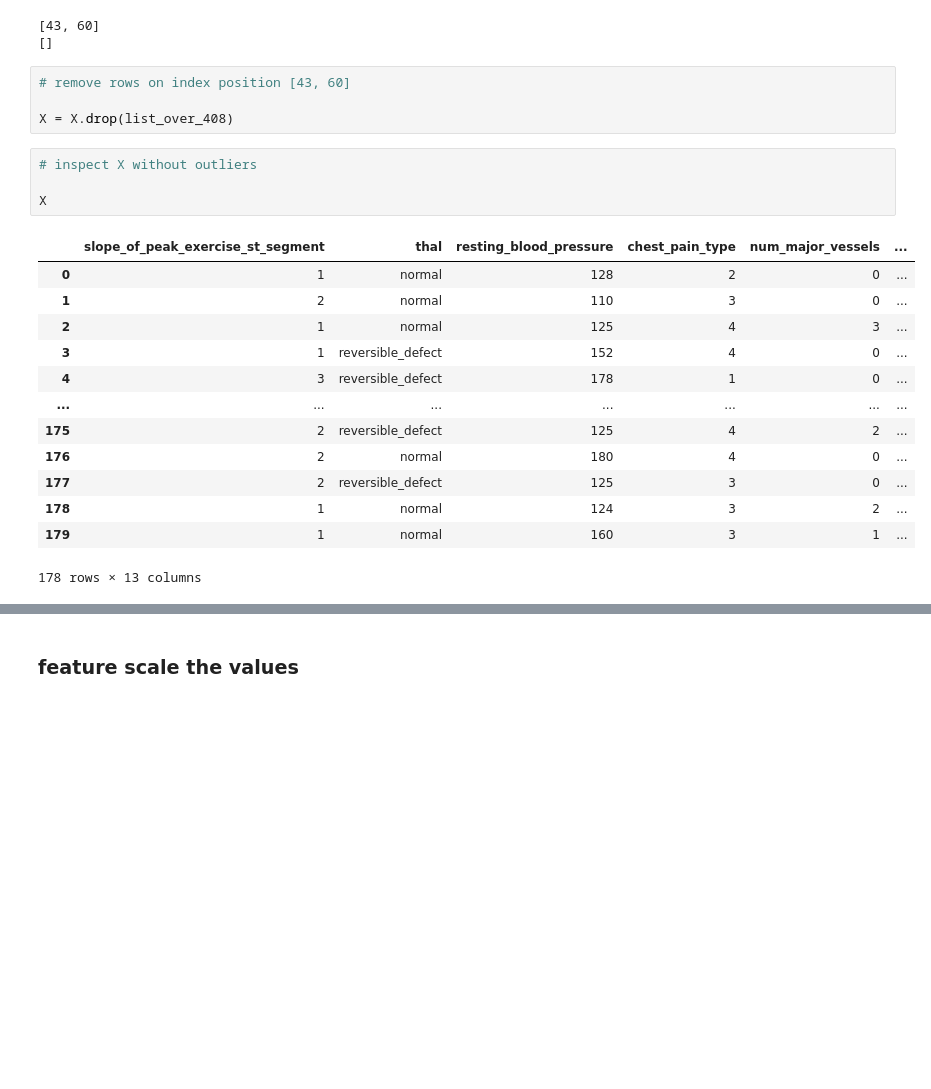
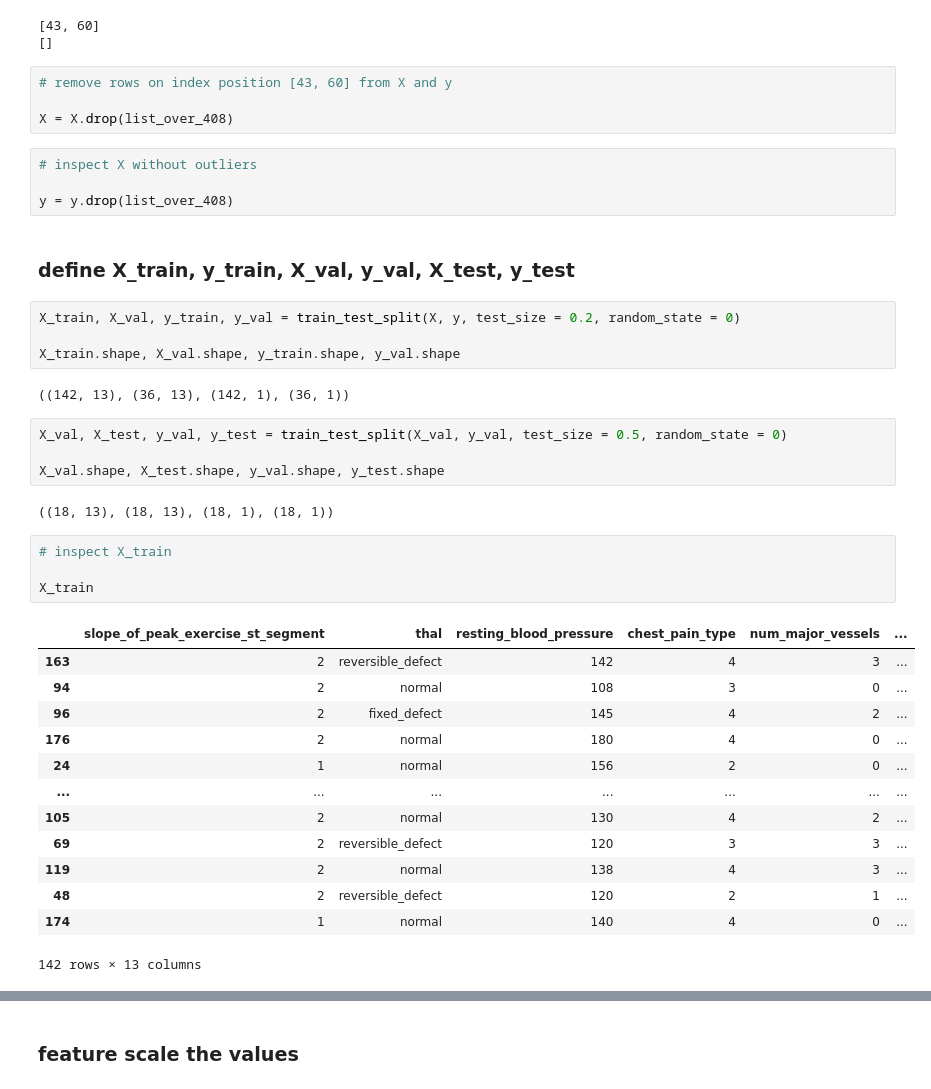
Before and after one commit to johancodes/heart-disease, a Jupyter notebook: heart_disease_ml.ipynb, the cells around one changed output, grey strips where cells are left out. Saved outputs shown, nothing was run; the diff lists cells and outputs as text; blank space fills up the shorter version.

```diff
--- a/heart_disease_ml.ipynb
+++ b/heart_disease_ml.ipynb
@@ -156,24 +157,42 @@ print(list_under_90) # no values under 90, cf describe().transpose() above, min
 [43, 60]
 []
 # %%
-# remove rows on index position [43, 60]
+# remove rows on index position [43, 60] from X and y
 
 X = X.drop(list_over_408)
 # %%
 # inspect X without outliers
 
-X
+y = y.drop(list_over_408)
-# %% [output]
-|  | slope_of_peak_exercise_st_segment | thal | resting_blood_pressure | chest_pain_type | num_major_vessels | ... |
-| 0 | 1 | normal | 128 | 2 | 0 | ... |
-| 1 | 2 | normal | 110 | 3 | 0 | ... |
-| 2 | 1 | normal | 125 | 4 | 3 | ... |
-| 3 | 1 | reversible_defect | 152 | 4 | 0 | ... |
-| 4 | 3 | reversible_defect | 178 | 1 | 0 | ... |
-| ... | ... | ... | ... | ... | ... | ... |
-| 175 | 2 | reversible_defect | 125 | 4 | 2 | ... |
-| 176 | 2 | normal | 180 | 4 | 0 | ... |
-| 177 | 2 | reversible_defect | 125 | 3 | 0 | ... |
-| 178 | 1 | normal | 124 | 3 | 2 | ... |
-| 179 | 1 | normal | 160 | 3 | 1 | ... |
-178 rows × 13 columns
+# %% [markdown]
+### define X_train, y_train, X_val, y_val, X_test, y_test
+# %%
+X_train, X_val, y_train, y_val = train_test_split(X, y, test_size = 0.2, random_state = 0)
+
+X_train.shape, X_val.shape, y_train.shape, y_val.shape
+# %% [output]
+((142, 13), (36, 13), (142, 1), (36, 1))
+# %%
+X_val, X_test, y_val, y_test = train_test_split(X_val, y_val, test_size = 0.5, random_state = 0)
+
+X_val.shape, X_test.shape, y_val.shape, y_test.shape
+# %% [output]
+((18, 13), (18, 13), (18, 1), (18, 1))
+# %%
+# inspect X_train
+
+X_train
+# %% [output]
+|  | slope_of_peak_exercise_st_segment | thal | resting_blood_pressure | chest_pain_type | num_major_vessels | ... |
+| 163 | 2 | reversible_defect | 142 | 4 | 3 | ... |
+| 94 | 2 | normal | 108 | 3 | 0 | ... |
+| 96 | 2 | fixed_defect | 145 | 4 | 2 | ... |
+| 176 | 2 | normal | 180 | 4 | 0 | ... |
+| 24 | 1 | normal | 156 | 2 | 0 | ... |
+| ... | ... | ... | ... | ... | ... | ... |
+| 105 | 2 | normal | 130 | 4 | 2 | ... |
+| 69 | 2 | reversible_defect | 120 | 3 | 3 | ... |
+| 119 | 2 | normal | 138 | 4 | 3 | ... |
+| 48 | 2 | reversible_defect | 120 | 2 | 1 | ... |
+| 174 | 1 | normal | 140 | 4 | 0 | ... |
+142 rows × 13 columns
```
Also changed, not shown: parts of 4 cells of this notebook.
